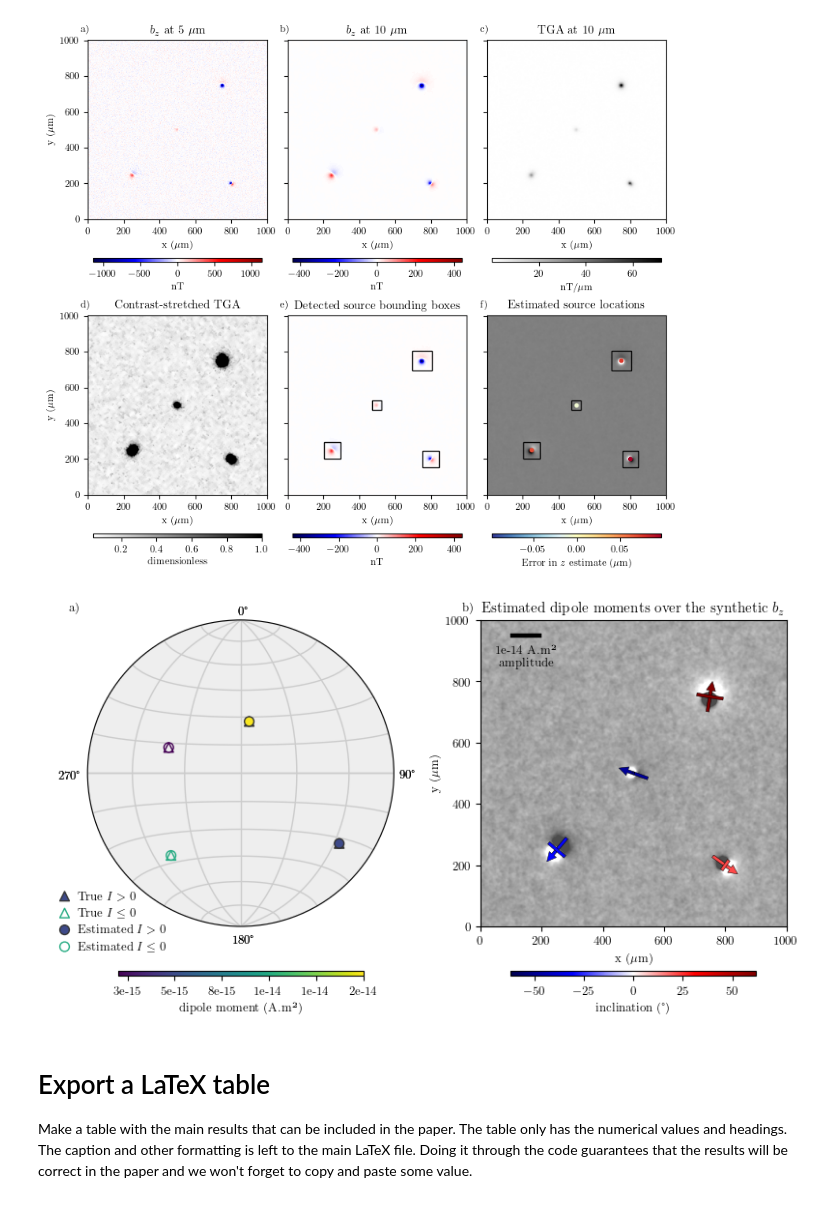
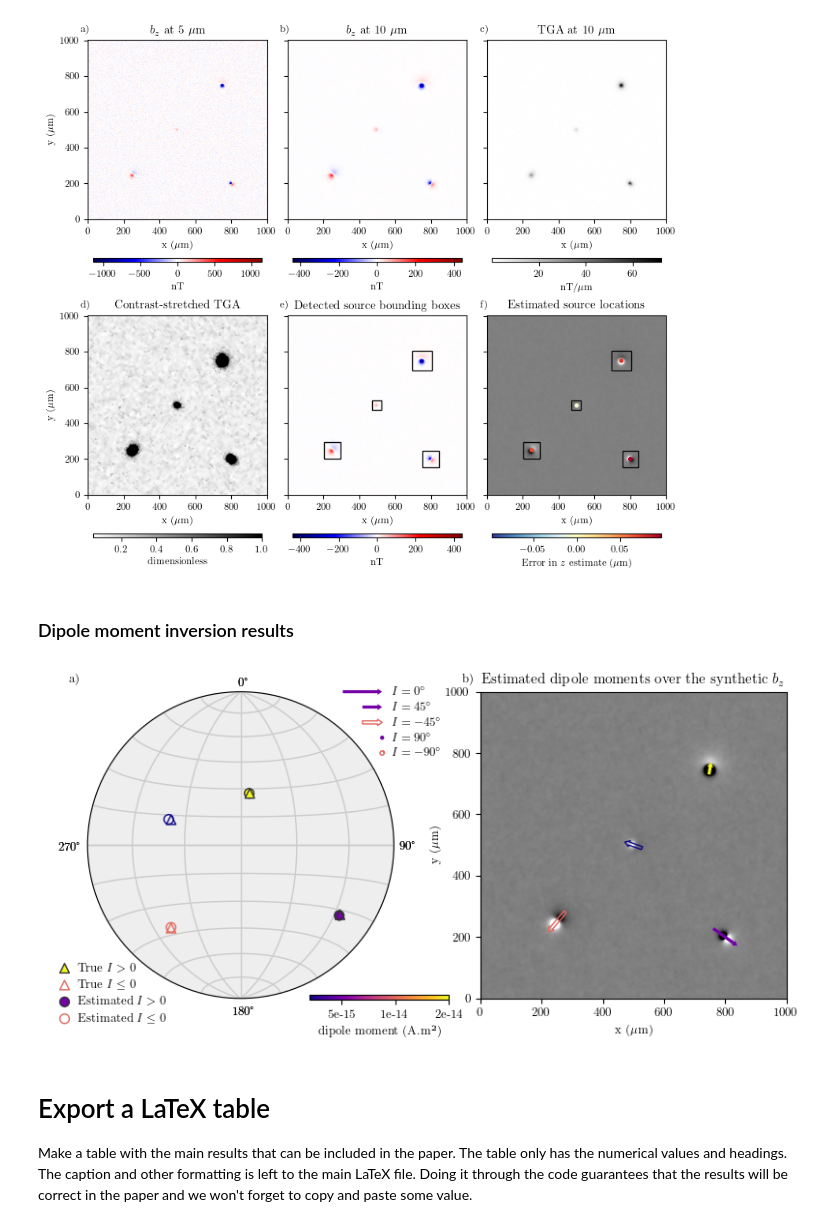
Before and after one commit to compgeolab/micromag-euler-dipole, a Jupyter notebook: code/01_simple_synthetic.ipynb, the cells around one changed output. Drawn from its saved outputs; the diff is of its cells as text; code cells hidden in the pictures.

Commit message:
Add new functions for stereonets and vector plots

```diff
--- a/code/01_simple_synthetic.ipynb
+++ b/code/01_simple_synthetic.ipynb
@@ -416,55 +419,66 @@ with plt.rc_context(mpl_rc):
     plt.show()
 # %% [output]
 [figure]
+# %% [markdown]
+### Dipole moment inversion results
 # %%
 with plt.rc_context(mpl_rc):
     fig = plt.figure(figsize=(8, 5))
-    cbargs = dict(
-        pad=0.1, aspect=50, shrink=0.8, orientation="horizontal",
-    )
     axes = []
 
     ax = fig.add_subplot(1, 2, 1, projection='stereonet')
     axes.append(ax)
     estimated = mg.vector_to_angles(estimated_dipole_moments)[2]
     true = mg.vector_to_angles(dipole_moments)[2]
     vmin = np.min((estimated, true))
     vmax = np.max((estimated, true))
+    cmap = "plasma"
+    # Use matplotlib.colors.LogNorm for a log scale
+    cmap_norm = matplotlib.colors.Normalize
     kwargs = dict(
-        ax=ax, vmin=vmin, vmax=vmax, zorder=1000, s=50,
+        ax=ax, vmin=vmin, vmax=vmax, s=50, cmap=cmap, cmap_norm=cmap_norm,
     )
-    tmp = mg.plot_stereonet(estimated_dipole_moments, marker="^", label="True", **kwargs)
-    tmp = mg.plot_stereonet(estimated_dipole_moments, marker="o", label="Estimated", **kwargs)
+    tmp = mg.plot_stereonet(dipole_moments, marker="^", zorder=2000, label="True", **kwargs)
+    tmp = mg.plot_stereonet(estimated_dipole_moments, marker="o", zorder=1000, label="Estimated", **kwargs)
     ax.legend(loc=(-0.13, -0.1), frameon=False, handletextpad=0.1)
     fig.colorbar(
         tmp,
-        ax=ax,
-        format="%.0e",
+        cax=fig.add_axes([0.35, 0.18, 0.18, 0.01]),
+        format="%.0g",
         label="dipole moment (A.m²)",
-        **cbargs,
+        orientation="horizontal",
     )
 
     ax = fig.add_subplot(1, 2, 2)
     axes.append(ax)
     ax.set_title("Estimated dipole moments over the synthetic $b_z$")
-    scale = 10
-    ax.pcolormesh(data_up.bz, cmap="gray", vmin=-scale, vmax=scale, alpha=0.7)
-    tmp, _ = mg.plot_dipole_moment(positions, estimated_dipole_moments, ax=ax, scale=10, width=0.01, key_coords=(0.15, 0.95), add_colorbar=False)
-    fig.colorbar(tmp, ax=ax, label="inclination (°)", **cbargs)
+    scale = 50
+    ax.pcolormesh(data_up.bz, cmap="gray", vmin=-scale, vmax=scale)
+    tmp, posquiver, negquiver = mg.plot_dipole_moment(
+        positions, estimated_dipole_moments,
+        ax=ax, vmin=vmin, vmax=vmax, cmap=cmap, cmap_norm=cmap_norm,
+        scale=700, width=0.01, linewidth=1, add_key=False, add_colorbar=False,
+    )
     ax.set_xlabel("x ($\mu$m)")
     ax.set_ylabel("y ($\mu$m)")
     ax.set_aspect("equal")
+    # Inc values seem to be reversed because the function uses 90 - inc to plot instead of inc.
+    ax.quiverkey(posquiver, -0.32, 1.00, 90, label="$I = 0^\circ$", labelpos="E")
+    ax.quiverkey(posquiver, -0.32, 0.95, 45, label="$I = 45^\circ$", labelpos="E")
+    ax.quiverkey(negquiver, -0.32, 0.90, 45, label="$I = -45^\circ$", labelpos="E")
+    ax.quiverkey(posquiver, -0.32, 0.85, 0., label="$I = 90^\circ$", labelpos="E")
+    ax.quiverkey(negquiver, -0.32, 0.80, 0., label="$I = -90^\circ$", labelpos="E")
 
     for ax, letter in zip(axes, "a b".split()):
         ax.text(-0.06, 1.03, f"{letter})", transform=ax.transAxes)
 
     plt.tight_layout()
 
     fig.savefig(fig_dir / "simple-synthetic-dipole-moment.png", dpi=300, facecolor='w', bbox_inches='tight')
 
     plt.show()
 # %% [output]
-[figure, old version]
+[figure, new version]
 # %% [markdown]
 # Export a LaTeX table
 
```
Also changed, not shown: parts of 3 cells of this notebook, 2 other files.
